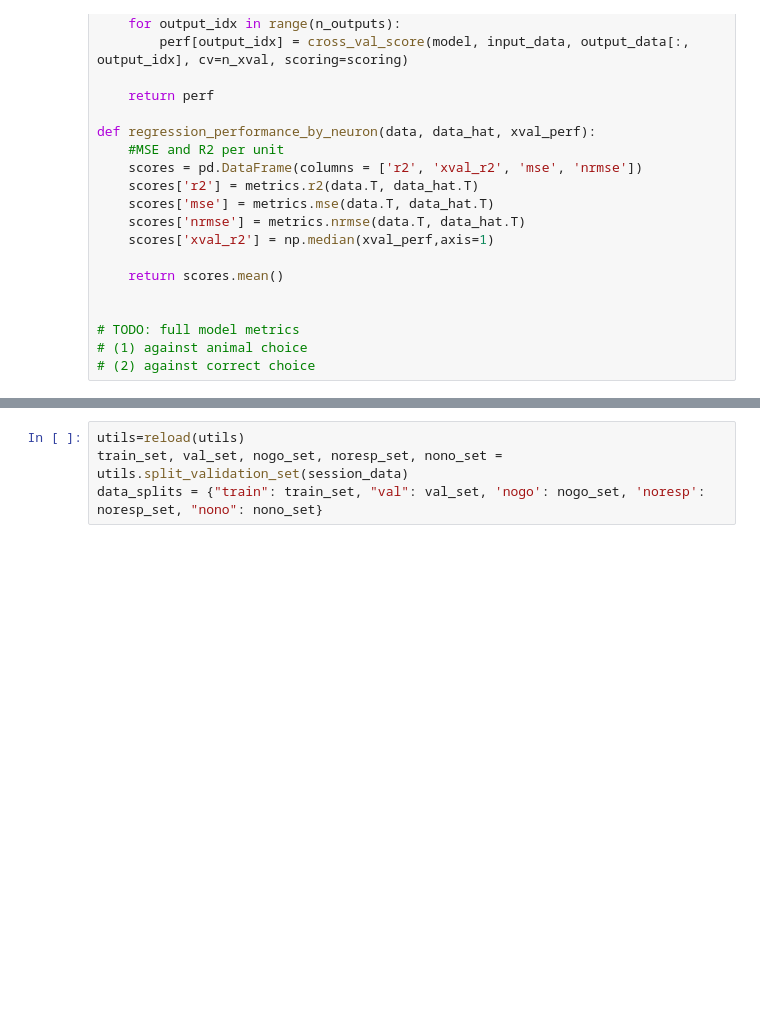
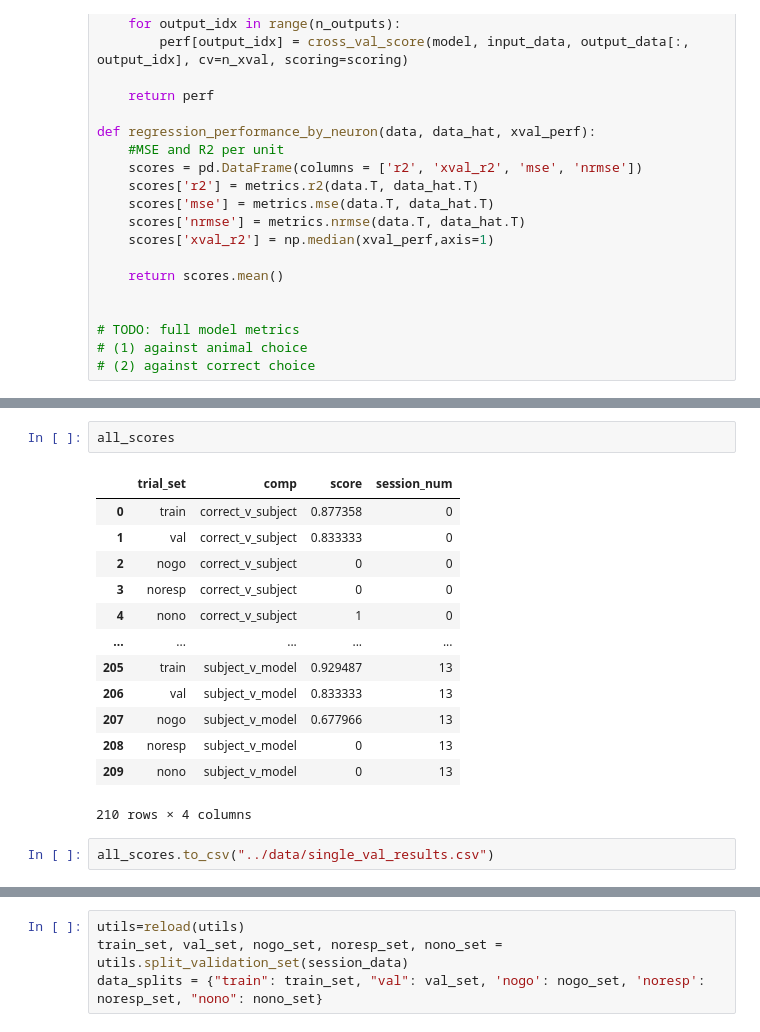
Before and after one commit to mgonzal1/wombats-malos, a Jupyter notebook: notebooks/multi_sessions.ipynb, the cells around one changed output, grey strips where cells are left out. Drawn from its saved outputs; the diff is of its cells as text; blank space fills up the shorter version.

Commit message:
multisession runthrough and results

```diff
--- a/notebooks/multi_sessions.ipynb
+++ b/notebooks/multi_sessions.ipynb
@@ -329,0 +342,18 @@ model_binary_scores[0]
+# %%
+all_scores
+# %% [output]
+|  | trial_set | comp | score | session_num |
+| 0 | train | correct_v_subject | 0.877358 | 0 |
+| 1 | val | correct_v_subject | 0.833333 | 0 |
+| 2 | nogo | correct_v_subject | 0 | 0 |
+| 3 | noresp | correct_v_subject | 0 | 0 |
+| 4 | nono | correct_v_subject | 1 | 0 |
+| ... | ... | ... | ... | ... |
+| 205 | train | subject_v_model | 0.929487 | 13 |
+| 206 | val | subject_v_model | 0.833333 | 13 |
+| 207 | nogo | subject_v_model | 0.677966 | 13 |
+| 208 | noresp | subject_v_model | 0 | 13 |
+| 209 | nono | subject_v_model | 0 | 13 |
+210 rows × 4 columns
+# %%
+all_scores.to_csv("../data/single_val_results.csv")
```
Also changed, not shown: parts of 7 cells of this notebook, 3 other files.
